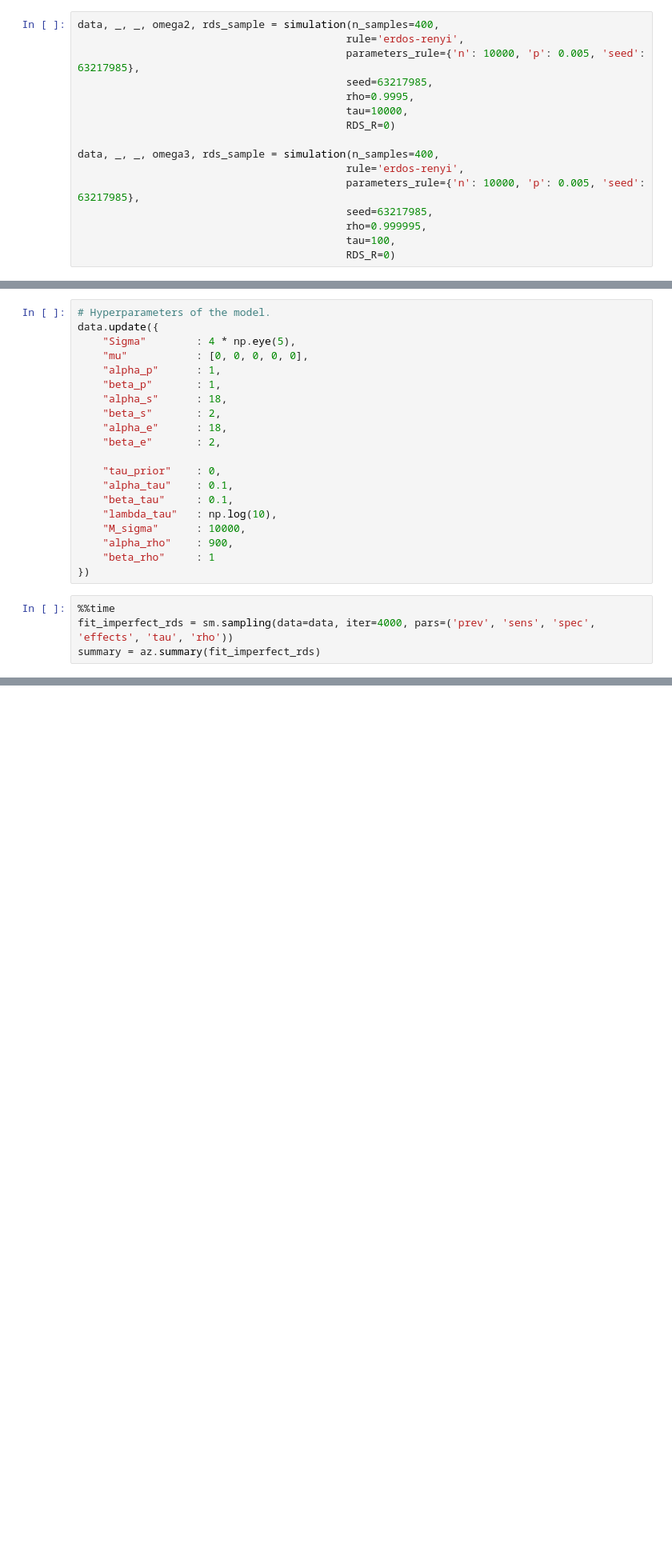
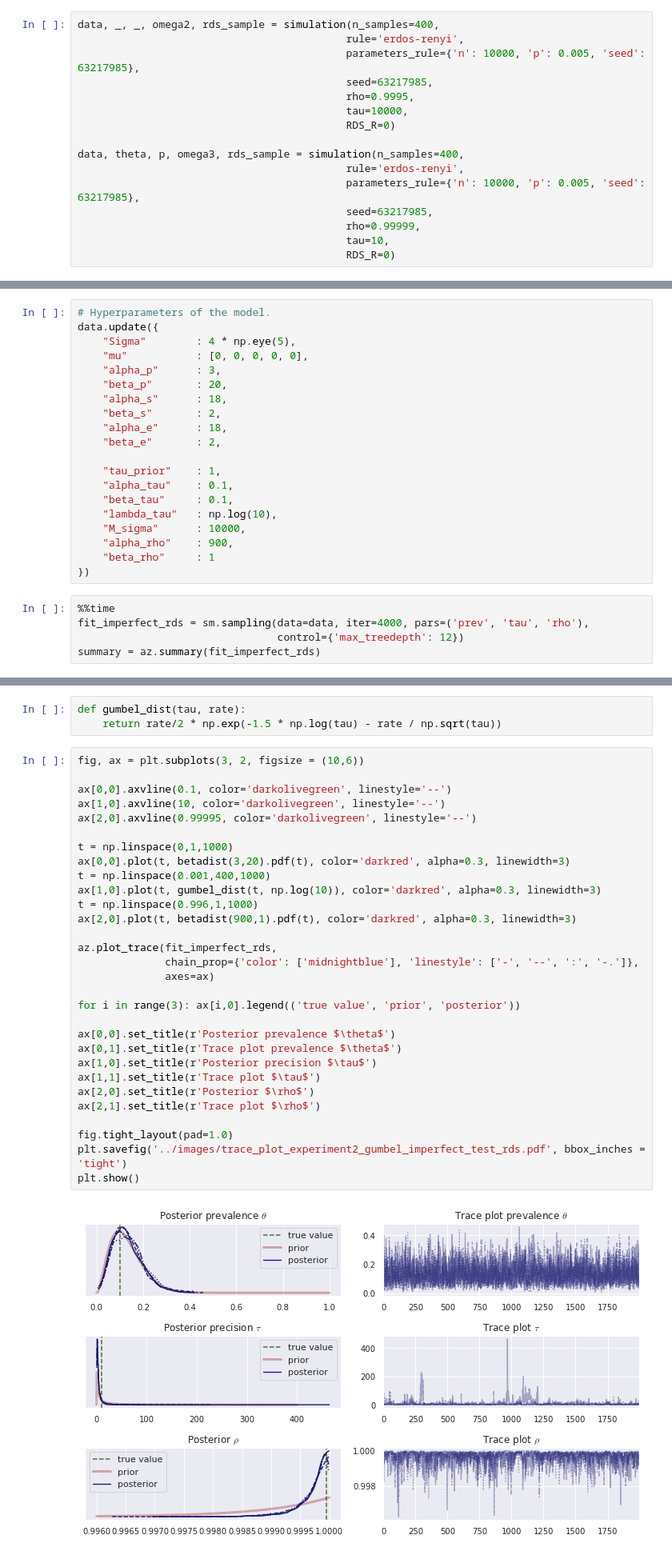
Before and after one commit to lucasmoschen/rds-bayesian-analysis-tcc, a Jupyter notebook: notebooks_book/imperfect_test_rds_simulations.ipynb, the cells around one changed output, grey strips where cells are left out. Shown at 80% size. Drawn from its saved outputs; the diff is of its cells as text; blank space fills up the shorter version.

Commit message:
add experiment 3 gumbel

```diff
--- a/notebooks_book/imperfect_test_rds_simulations.ipynb
+++ b/notebooks_book/imperfect_test_rds_simulations.ipynb
@@ -451,10 +451,10 @@ data, _, _, omega2, rds_sample = simulation(n_samples=400,
                                            tau=10000,
                                            RDS_R=0)
 
-data, _, _, omega3, rds_sample = simulation(n_samples=400,
+data, theta, p, omega3, rds_sample = simulation(n_samples=400,
                                            rule='erdos-renyi',
                                            parameters_rule={'n': 10000, 'p': 0.005, 'seed': 63217985},
                                            seed=63217985,
-                                           rho=0.999995,
-                                           tau=100,
+                                           rho=0.99999,
+                                           tau=10,
                                            RDS_R=0)
@@ -463,14 +476,14 @@ data, _, _, omega3, rds_sample = simulation(n_samples=400,
 data.update({
     "Sigma"        : 4 * np.eye(5),
     "mu"           : [0, 0, 0, 0, 0],
-    "alpha_p"      : 1,
-    "beta_p"       : 1,
+    "alpha_p"      : 3,
+    "beta_p"       : 20,
     "alpha_s"      : 18,
     "beta_s"       : 2,
     "alpha_e"      : 18,
     "beta_e"       : 2,
 
-    "tau_prior"    : 0,
+    "tau_prior"    : 1,
     "alpha_tau"    : 0.1,
     "beta_tau"     : 0.1,
     "lambda_tau"   : np.log(10),
@@ -480,5 +493,6 @@ data.update({
 })
 # %%
 %%time
-fit_imperfect_rds = sm.sampling(data=data, iter=4000, pars=('prev', 'sens', 'spec', 'effects', 'tau', 'rho'))
+fit_imperfect_rds = sm.sampling(data=data, iter=4000, pars=('prev', 'tau', 'rho'),
+                                control={'max_treedepth': 12})
 summary = az.summary(fit_imperfect_rds)
@@ -484,0 +504,35 @@ summary = az.summary(fit_imperfect_rds)
+# %%
+def gumbel_dist(tau, rate):
+    return rate/2 * np.exp(-1.5 * np.log(tau) - rate / np.sqrt(tau))
+# %%
+fig, ax = plt.subplots(3, 2, figsize = (10,6))
+
+ax[0,0].axvline(0.1, color='darkolivegreen', linestyle='--')
+ax[1,0].axvline(10, color='darkolivegreen', linestyle='--')
+ax[2,0].axvline(0.99995, color='darkolivegreen', linestyle='--')
+
+t = np.linspace(0,1,1000)
+ax[0,0].plot(t, betadist(3,20).pdf(t), color='darkred', alpha=0.3, linewidth=3)
+t = np.linspace(0.001,400,1000)
+ax[1,0].plot(t, gumbel_dist(t, np.log(10)), color='darkred', alpha=0.3, linewidth=3)
+t = np.linspace(0.996,1,1000)
+ax[2,0].plot(t, betadist(900,1).pdf(t), color='darkred', alpha=0.3, linewidth=3)
+
+az.plot_trace(fit_imperfect_rds,
+              chain_prop={'color': ['midnightblue'], 'linestyle': ['-', '--', ':', '-.']},
+              axes=ax)
+
+for i in range(3): ax[i,0].legend(('true value', 'prior', 'posterior'))
+
+ax[0,0].set_title(r'Posterior prevalence $\theta$')
+ax[0,1].set_title(r'Trace plot prevalence $\theta$')
+ax[1,0].set_title(r'Posterior precision $\tau$')
+ax[1,1].set_title(r'Trace plot $\tau$')
+ax[2,0].set_title(r'Posterior $\rho$')
+ax[2,1].set_title(r'Trace plot $\rho$')
+
+fig.tight_layout(pad=1.0)
+plt.savefig('../images/trace_plot_experiment2_gumbel_imperfect_test_rds.pdf', bbox_inches = 'tight')
+plt.show()
+# %% [output]
+[figure, added]
```
Also changed, not shown: parts of 3 cells of this notebook, 6 other files.
